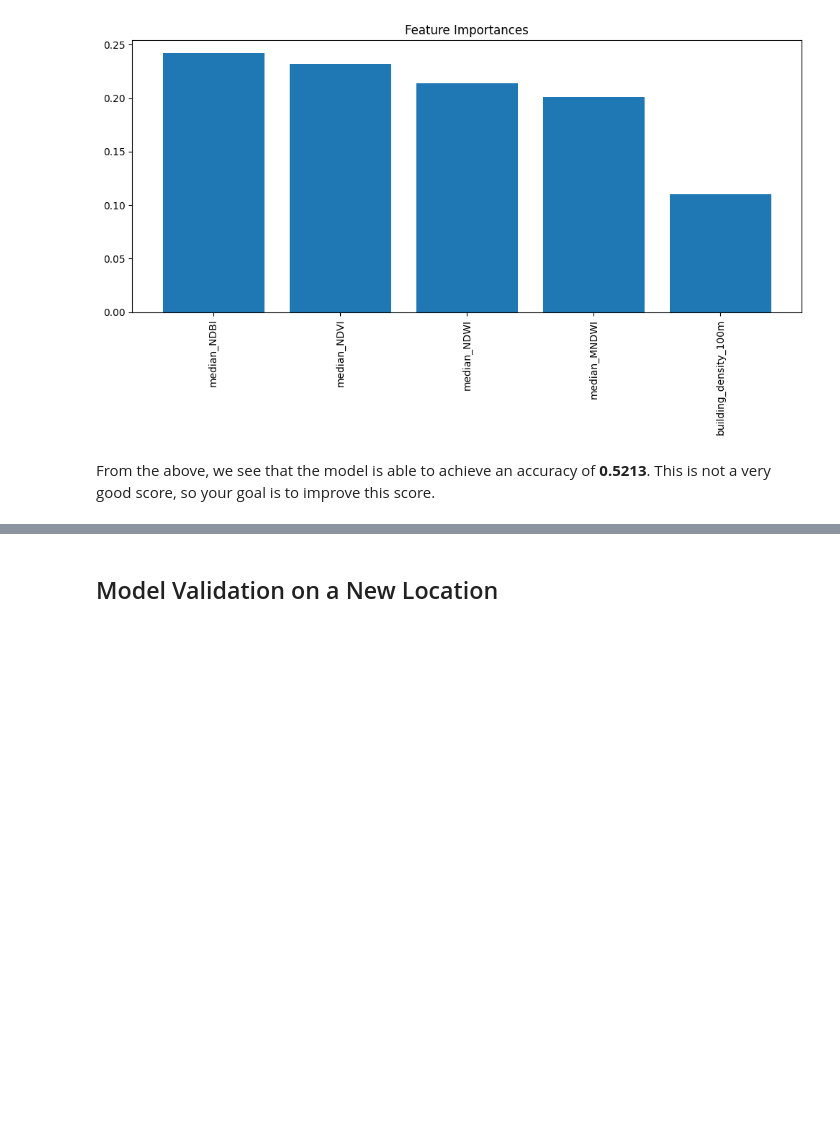
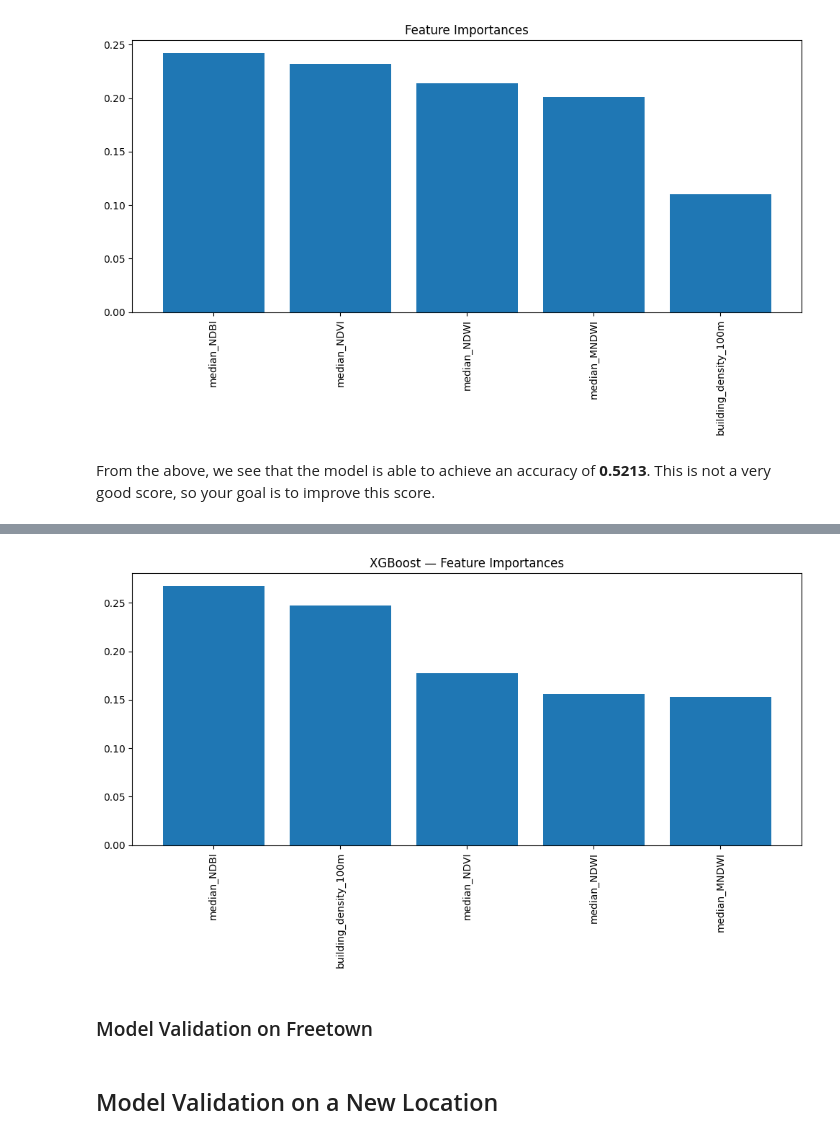
Before and after one commit to sushismith-lab/Urban_Heat_Project, a Jupyter notebook: Sample_Model_Notebook.ipynb, the cells around one changed output, grey strips where cells are left out. Cells and saved outputs as stored; diff of their text form; code cells hidden in the pictures; blank space fills up the shorter version.

```diff
--- a/Sample_Model_Notebook.ipynb
+++ b/Sample_Model_Notebook.ipynb
@@ -535,3 +602,18 @@ From the above, we see that the model is able to achieve an accuracy of <b>0.521
+# %%
+importances_xgb = xgb_model.feature_importances_
+feature_names = train.drop(columns=["UHI_Class"]).columns
+indices = np.argsort(importances_xgb)[::-1]
+
+plt.figure(figsize=(10, 6))
+plt.title("XGBoost — Feature Importances")
+plt.bar(range(len(importances_xgb)), importances_xgb[indices], align="center")
+plt.xticks(range(len(importances_xgb)), feature_names[indices], rotation=90)
+plt.tight_layout()
+plt.show()
+# %% [output]
+[figure, added]
+# %% [markdown]
+### Model Validation on Freetown
 # %% [markdown]
 ## Model Validation on a New Location
 # %% [markdown]
```
Also changed, not shown: parts of 9 cells of this notebook, 1 other file.
